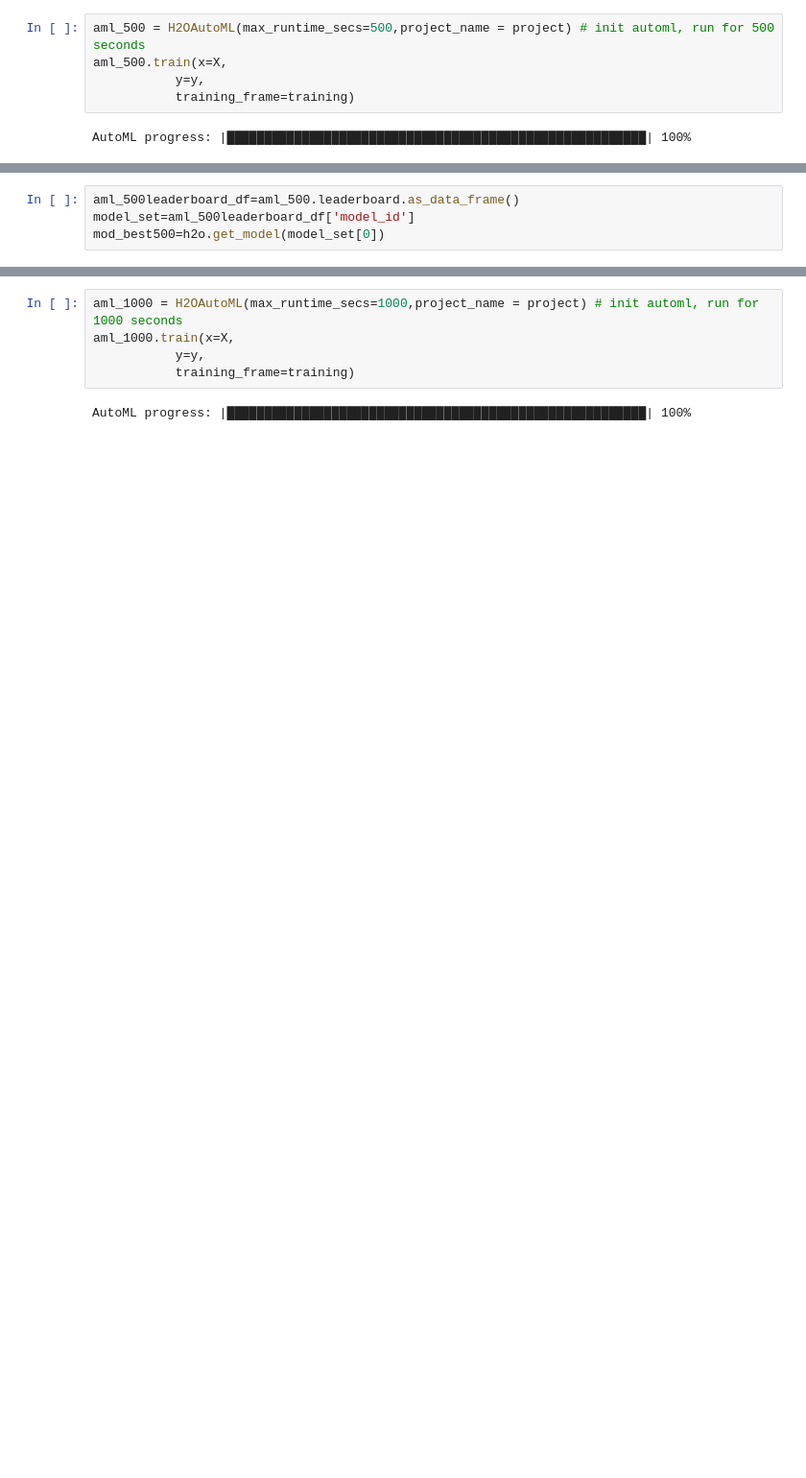
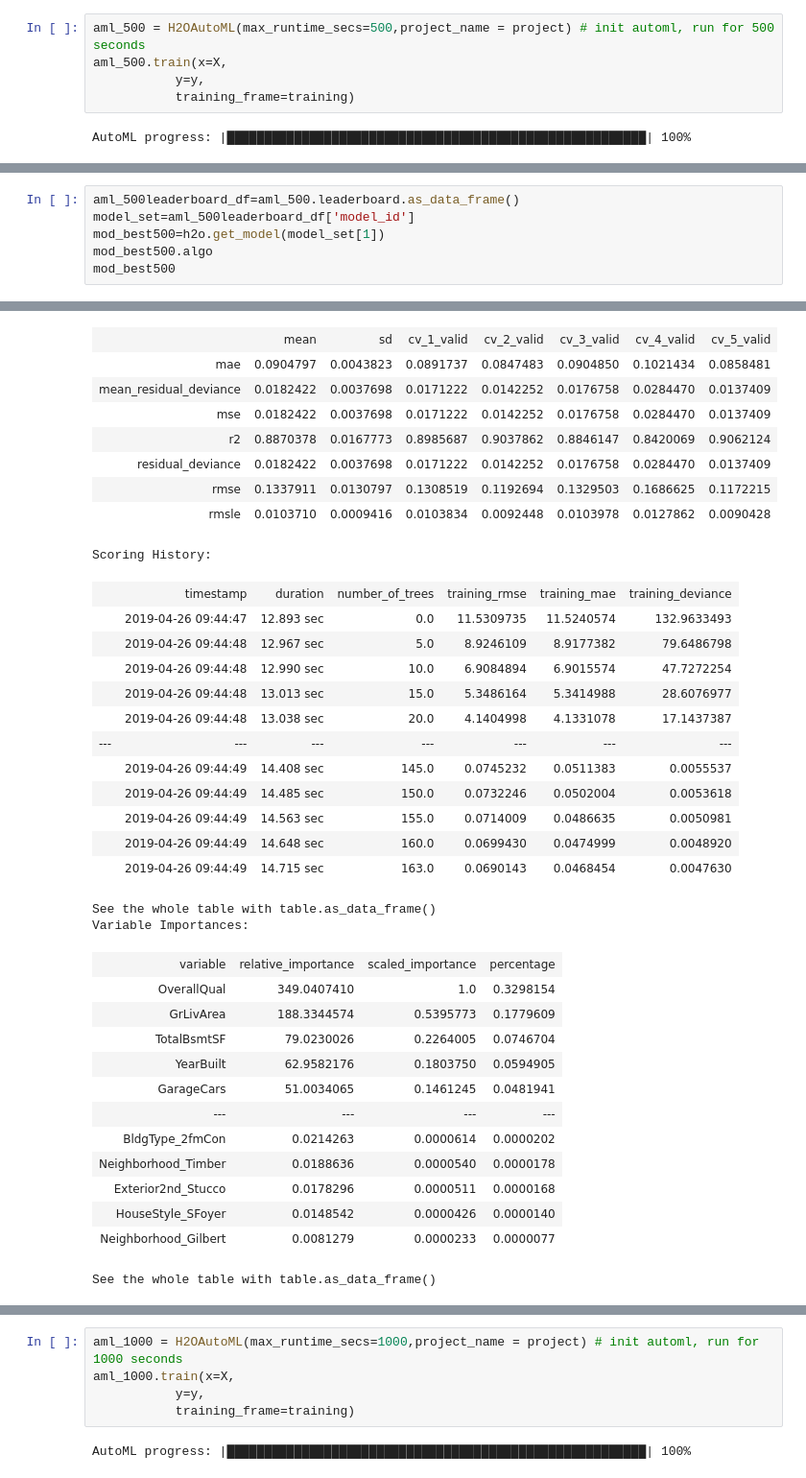
Before and after one commit to INFO6105-Spring19/hyperparameter-db-project-ds06, a Jupyter notebook: HyperparameterDB1.ipynb, the cells around one changed output, grey strips where cells are left out. Shown at 96% size. Drawn from its saved outputs; the diff is of its cells as text; blank space fills up the shorter version.

```diff
--- a/HyperparameterDB1.ipynb
+++ b/HyperparameterDB1.ipynb
@@ -588,4 +684,7 @@ leaderboard.head(40)
 # %%
 aml_500leaderboard_df=aml_500.leaderboard.as_data_frame()
 model_set=aml_500leaderboard_df['model_id']
-mod_best500=h2o.get_model(model_set[0])
+mod_best500=h2o.get_model(model_set[1])
+mod_best500.algo
+mod_best500
+# %% [output]
@@ -592,3 +708,39 @@ mod_best500=h2o.get_model(model_set[0])
+|  | mean | sd | cv_1_valid | cv_2_valid | cv_3_valid | cv_4_valid | cv_5_valid |
+| mae | 0.0904797 | 0.0043823 | 0.0891737 | 0.0847483 | 0.0904850 | 0.1021434 | 0.0858481 |
+| mean_residual_deviance | 0.0182422 | 0.0037698 | 0.0171222 | 0.0142252 | 0.0176758 | 0.0284470 | 0.0137409 |
+| mse | 0.0182422 | 0.0037698 | 0.0171222 | 0.0142252 | 0.0176758 | 0.0284470 | 0.0137409 |
+| r2 | 0.8870378 | 0.0167773 | 0.8985687 | 0.9037862 | 0.8846147 | 0.8420069 | 0.9062124 |
+| residual_deviance | 0.0182422 | 0.0037698 | 0.0171222 | 0.0142252 | 0.0176758 | 0.0284470 | 0.0137409 |
+| rmse | 0.1337911 | 0.0130797 | 0.1308519 | 0.1192694 | 0.1329503 | 0.1686625 | 0.1172215 |
+| rmsle | 0.0103710 | 0.0009416 | 0.0103834 | 0.0092448 | 0.0103978 | 0.0127862 | 0.0090428 |
+Scoring History:
+|  | timestamp | duration | number_of_trees | training_rmse | training_mae | training_deviance |
+|  | 2019-04-26 09:44:47 | 12.893 sec | 0.0 | 11.5309735 | 11.5240574 | 132.9633493 |
+|  | 2019-04-26 09:44:48 | 12.967 sec | 5.0 | 8.9246109 | 8.9177382 | 79.6486798 |
+|  | 2019-04-26 09:44:48 | 12.990 sec | 10.0 | 6.9084894 | 6.9015574 | 47.7272254 |
+|  | 2019-04-26 09:44:48 | 13.013 sec | 15.0 | 5.3486164 | 5.3414988 | 28.6076977 |
+|  | 2019-04-26 09:44:48 | 13.038 sec | 20.0 | 4.1404998 | 4.1331078 | 17.1437387 |
+| --- | --- | --- | --- | --- | --- | --- |
+|  | 2019-04-26 09:44:49 | 14.408 sec | 145.0 | 0.0745232 | 0.0511383 | 0.0055537 |
+|  | 2019-04-26 09:44:49 | 14.485 sec | 150.0 | 0.0732246 | 0.0502004 | 0.0053618 |
+|  | 2019-04-26 09:44:49 | 14.563 sec | 155.0 | 0.0714009 | 0.0486635 | 0.0050981 |
+|  | 2019-04-26 09:44:49 | 14.648 sec | 160.0 | 0.0699430 | 0.0474999 | 0.0048920 |
+|  | 2019-04-26 09:44:49 | 14.715 sec | 163.0 | 0.0690143 | 0.0468454 | 0.0047630 |
+See the whole table with table.as_data_frame()
+Variable Importances:
+| variable | relative_importance | scaled_importance | percentage |
+| OverallQual | 349.0407410 | 1.0 | 0.3298154 |
+| GrLivArea | 188.3344574 | 0.5395773 | 0.1779609 |
+| TotalBsmtSF | 79.0230026 | 0.2264005 | 0.0746704 |
+| YearBuilt | 62.9582176 | 0.1803750 | 0.0594905 |
+| GarageCars | 51.0034065 | 0.1461245 | 0.0481941 |
+| --- | --- | --- | --- |
+| BldgType_2fmCon | 0.0214263 | 0.0000614 | 0.0000202 |
+| Neighborhood_Timber | 0.0188636 | 0.0000540 | 0.0000178 |
+| Exterior2nd_Stucco | 0.0178296 | 0.0000511 | 0.0000168 |
+| HouseStyle_SFoyer | 0.0148542 | 0.0000426 | 0.0000140 |
+| Neighborhood_Gilbert | 0.0081279 | 0.0000233 | 0.0000077 |
+See the whole table with table.as_data_frame()
 # %%
 mod_best500.params
 # %% [output]
```
Also changed, not shown: parts of 182 cells of this notebook, 40 other files.
